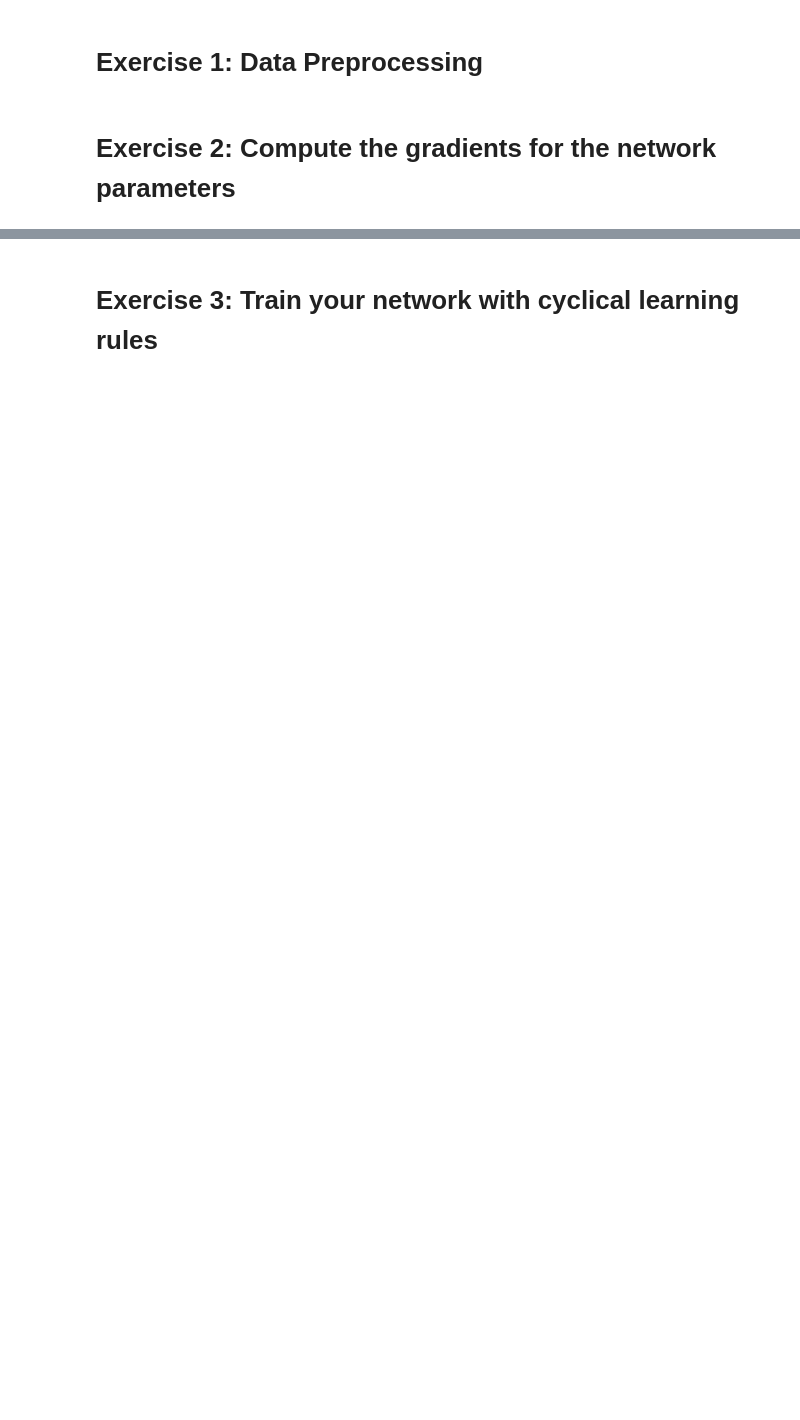
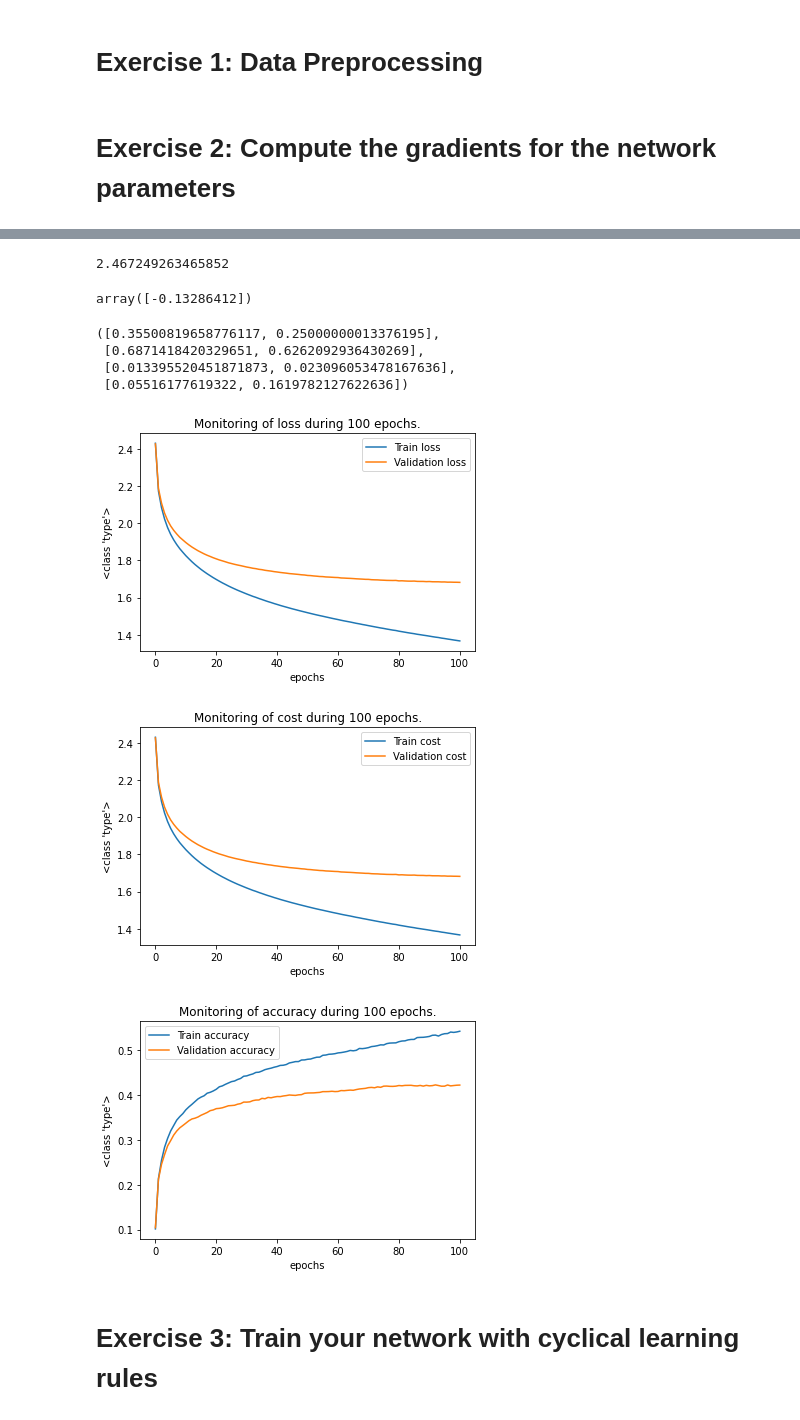
Before and after one commit to KenzaB27/dl_labs, a Jupyter notebook: lab2/experiments.ipynb, the cells around one changed output, grey strips where cells are left out. Saved outputs shown, nothing was run; the diff lists cells and outputs as text; code cells hidden in the pictures; blank space fills up the shorter version.

```diff
--- a/lab2/experiments.ipynb
+++ b/lab2/experiments.ipynb
@@ -39,0 +51,9 @@ net = mlp.MLP()
+# %%
+importlib.reload(mlp)
+net = mlp.MLP()
+bs = 20
+X, Y = X_train[:, :bs], Y_train[:, :bs]
+c = net.computeCost(X, Y)
+c
+# %% [output]
+2.467249263465852
@@ -39,0 +68,18 @@ net = mlp.MLP()
+# %%
+net.layers[0].grad_b[3]
+# %% [output]
+array([-0.13286412])
+# %%
+importlib.reload(mlp)
+bs = 1
+d = 20
+net = mlp.MLP(dims=[d,50,10])
+X, Y = X_train[:d, :bs], Y_train[:d, :bs]
+P = net.forwardpass(X)
+layers = net.computeGradients(X, Y, P)
+net.compareGradients(X, Y, h=1e-5, eps=1e-10)
+# %% [output]
+([0.35500819658776117, 0.25000000013376195],
+ [0.6871418420329651, 0.6262092936430269],
+ [0.013395520451871873, 0.023096053478167636],
+ [0.05516177619322, 0.1619782127622636])
@@ -40,2 +105,14 @@ net = mlp.MLP()
+# %%
+importlib.reload(mlp)
+net = mlp.MLP()
+GDparams = {"n_batch":100, "n_epochs":100, "eta_min":1e-3, "eta_max":1e-1, "ns":500}
+net.minibatchGD(X_train, Y_train, y_train,  X_val, Y_val, y_val, GDparams, verbose=True, cyclic_learning=False)
+net.plot_metric(GDparams, metric="loss")
+net.plot_metric(GDparams, metric="cost")
+net.plot_metric(GDparams, metric="accuracy")
+# %% [output]
+[figure, added]
+[figure, added]
+[figure, added]
 # %% [markdown]
 # Exercise 3: Train your network with cyclical learning rules
```
Also changed, not shown: parts of 8 cells of this notebook, 3 other files.
